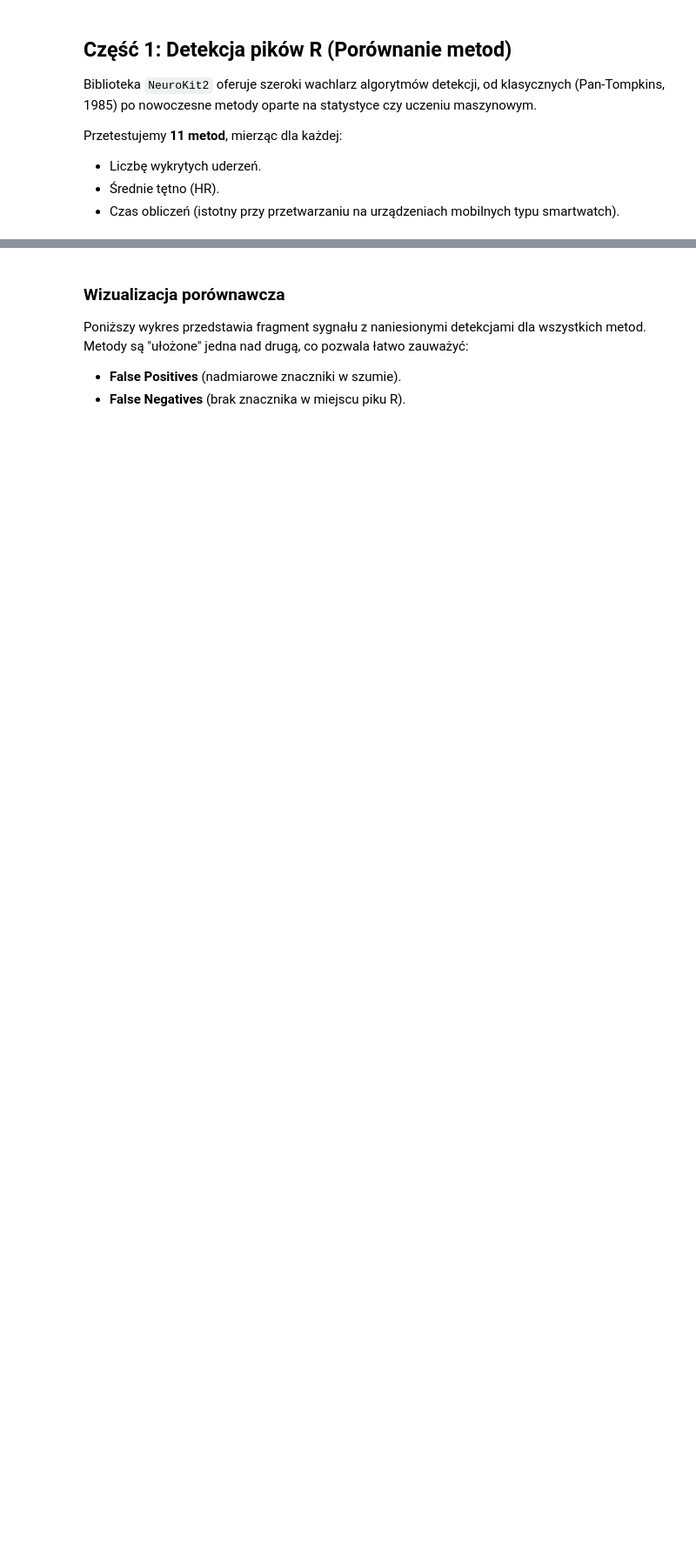
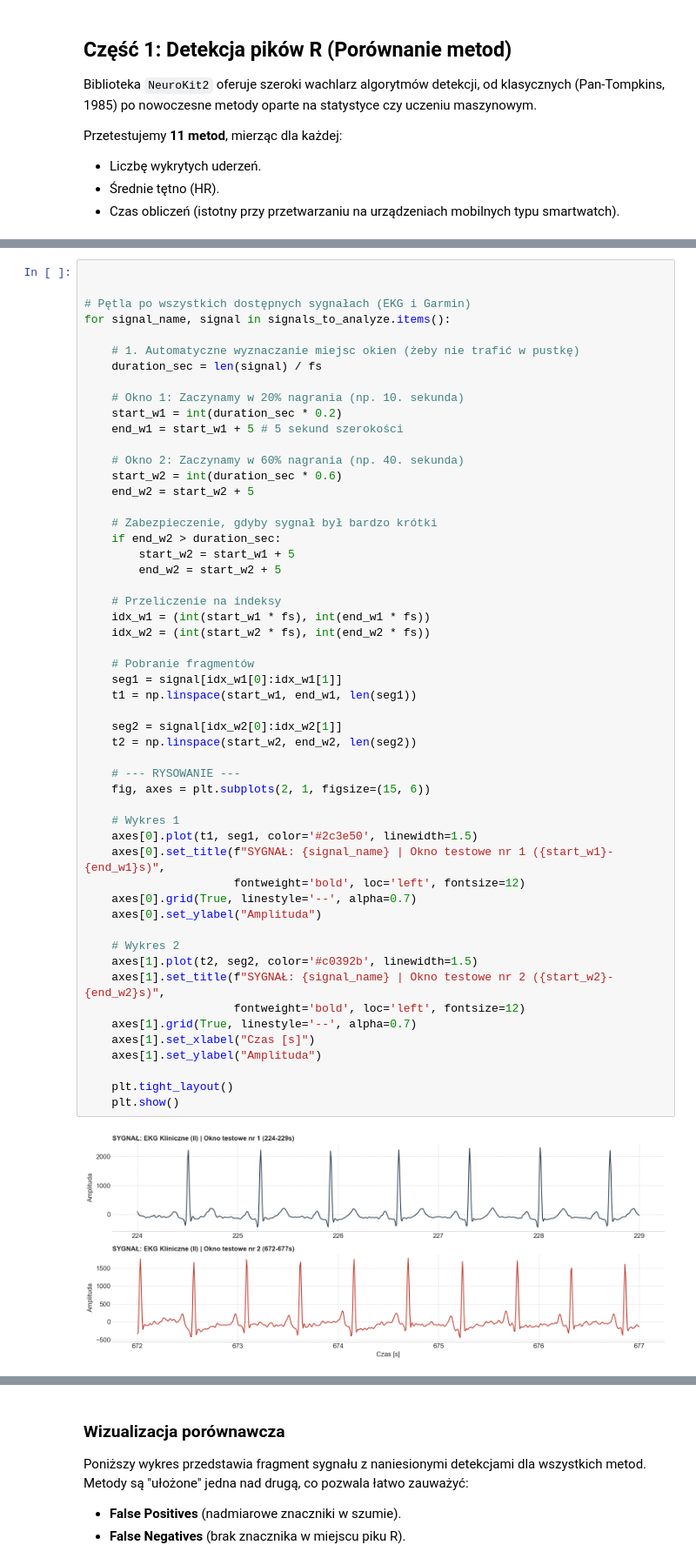
Before and after one commit to MichaelL200/Projekt-EKG, a Jupyter notebook: z3.ipynb, the cells around one changed output, grey strips where cells are left out. Shown at 87% size. Saved outputs shown, nothing was run; the diff lists cells and outputs as text; blank space fills up the shorter version.

```diff
--- a/z3.ipynb
+++ b/z3.ipynb
@@ -168,0 +226,55 @@ Rozpoczynam testowanie metod...
+# %%
+
+
+# Pętla po wszystkich dostępnych sygnałach (EKG i Garmin)
+for signal_name, signal in signals_to_analyze.items():
+
+    # 1. Automatyczne wyznaczanie miejsc okien (żeby nie trafić w pustkę)
+    duration_sec = len(signal) / fs
+
+    # Okno 1: Zaczynamy w 20% nagrania (np. 10. sekunda)
+    start_w1 = int(duration_sec * 0.2)
+    end_w1 = start_w1 + 5 # 5 sekund szerokości
+
+    # Okno 2: Zaczynamy w 60% nagrania (np. 40. sekunda)
+    start_w2 = int(duration_sec * 0.6)
+    end_w2 = start_w2 + 5
+
+    # Zabezpieczenie, gdyby sygnał był bardzo krótki
+    if end_w2 > duration_sec:
+        start_w2 = start_w1 + 5
+        end_w2 = start_w2 + 5
+
+    # Przeliczenie na indeksy
+    idx_w1 = (int(start_w1 * fs), int(end_w1 * fs))
+    idx_w2 = (int(start_w2 * fs), int(end_w2 * fs))
+
+    # Pobranie fragmentów
+    seg1 = signal[idx_w1[0]:idx_w1[1]]
+    t1 = np.linspace(start_w1, end_w1, len(seg1))
+
+    seg2 = signal[idx_w2[0]:idx_w2[1]]
+    t2 = np.linspace(start_w2, end_w2, len(seg2))
+
+    # --- RYSOWANIE ---
+    fig, axes = plt.subplots(2, 1, figsize=(15, 6))
+
+    # Wykres 1
+    axes[0].plot(t1, seg1, color='#2c3e50', linewidth=1.5)
+    axes[0].set_title(f"SYGNAŁ: {signal_name} | Okno testowe nr 1 ({start_w1}-{end_w1}s)",
+                      fontweight='bold', loc='left', fontsize=12)
+    axes[0].grid(True, linestyle='--', alpha=0.7)
+    axes[0].set_ylabel("Amplituda")
+
+    # Wykres 2
+    axes[1].plot(t2, seg2, color='#c0392b', linewidth=1.5)
+    axes[1].set_title(f"SYGNAŁ: {signal_name} | Okno testowe nr 2 ({start_w2}-{end_w2}s)",
+                      fontweight='bold', loc='left', fontsize=12)
+    axes[1].grid(True, linestyle='--', alpha=0.7)
+    axes[1].set_xlabel("Czas [s]")
+    axes[1].set_ylabel("Amplituda")
+
+    plt.tight_layout()
+    plt.show()
+# %% [output]
+[figure, added]
```
Also changed, not shown: parts of 18 cells of this notebook, 4 other files.
